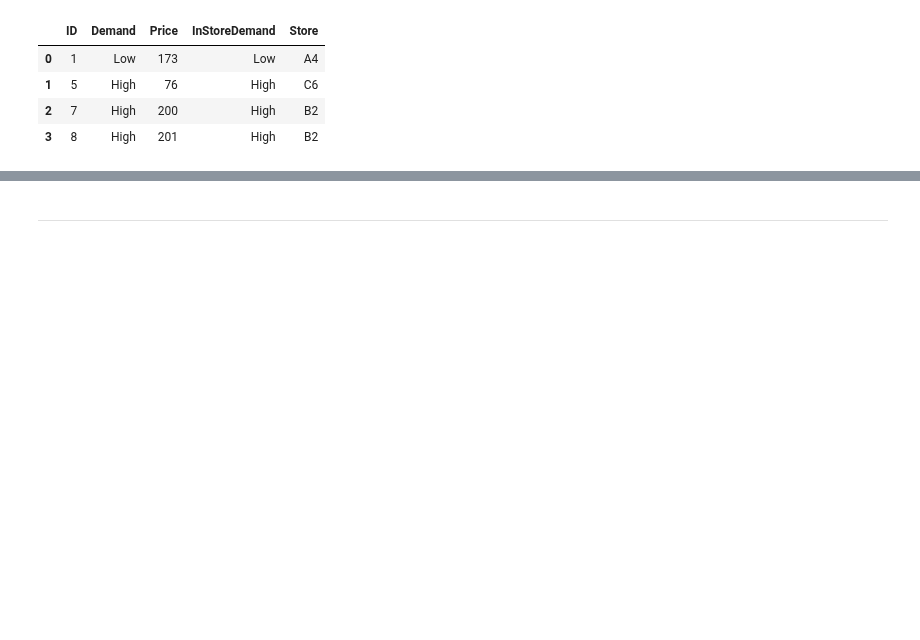
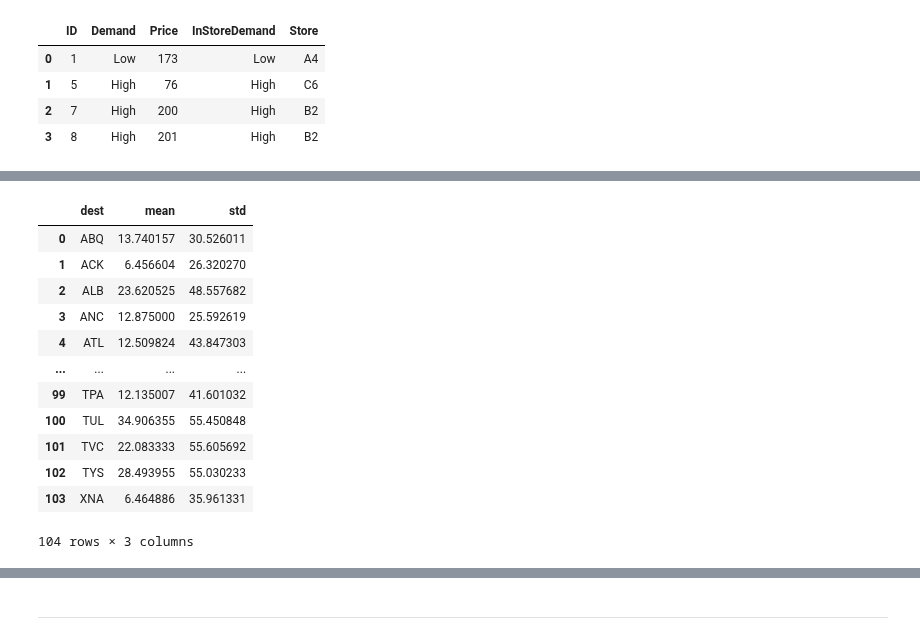
Before and after one commit to datakolektiv/dss03python2023, a Jupyter notebook: session07/dss03_py_session07.ipynb, the cells around one changed output, grey strips where cells are left out. Cells and saved outputs as stored; diff of their text form; code cells hidden in the pictures; blank space fills up the shorter version.

```diff
--- a/session07/dss03_py_session07.ipynb
+++ b/session07/dss03_py_session07.ipynb
@@ -551,0 +570,22 @@ df_result
+# %%
+mean_dep_delay = flights[['dest', 'dep_delay']].dropna()
+mean_dep_delay = mean_dep_delay\
+    .groupby('dest')\
+    .agg(['mean', 'std'])\
+    .droplevel(level=0, axis=1)\
+    .reset_index()
+mean_dep_delay
+# %% [output]
+|  | dest | mean | std |
+| 0 | ABQ | 13.740157 | 30.526011 |
+| 1 | ACK | 6.456604 | 26.320270 |
+| 2 | ALB | 23.620525 | 48.557682 |
+| 3 | ANC | 12.875000 | 25.592619 |
+| 4 | ATL | 12.509824 | 43.847303 |
+| ... | ... | ... | ... |
+| 99 | TPA | 12.135007 | 41.601032 |
+| 100 | TUL | 34.906355 | 55.450848 |
+| 101 | TVC | 22.083333 | 55.605692 |
+| 102 | TYS | 28.493955 | 55.030233 |
+| 103 | XNA | 6.464886 | 35.961331 |
+104 rows × 3 columns
```
Also changed, not shown: parts of 27 cells of this notebook, 1 other file.
